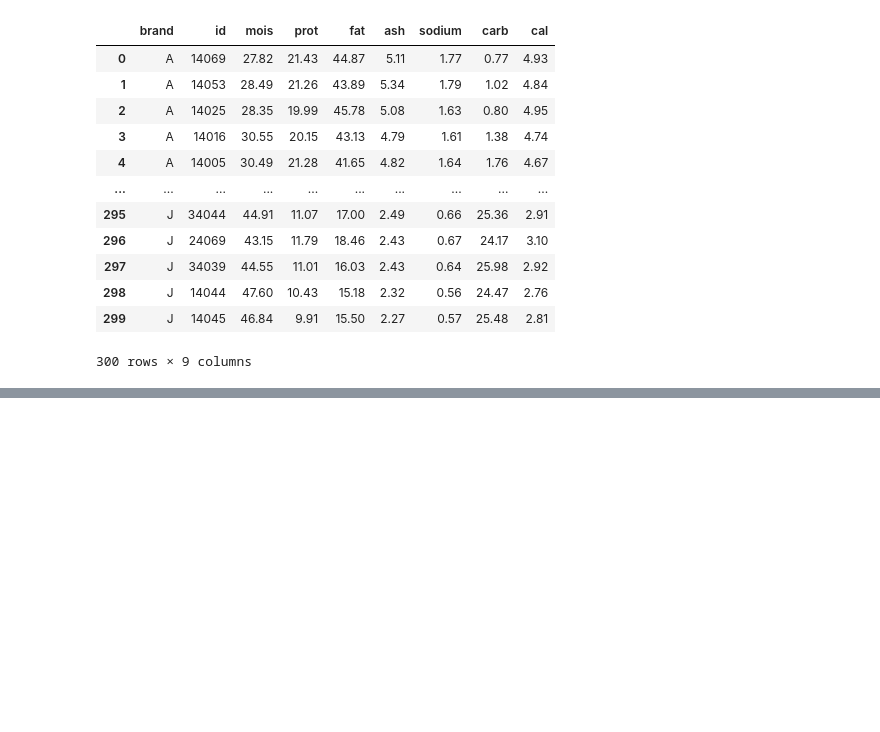
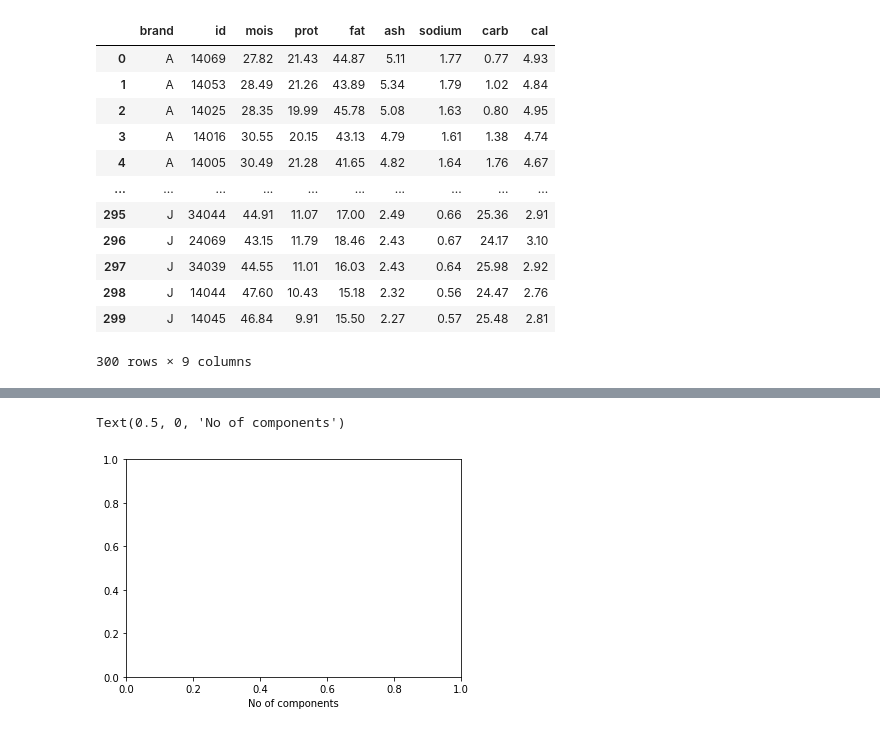
Before and after one commit to sskboonmee/multivariate, a Jupyter notebook: Exam01.ipynb, the cells around one changed output, grey strips where cells are left out. Saved outputs shown, nothing was run; the diff lists cells and outputs as text; code cells hidden in the pictures; blank space fills up the shorter version.

```diff
--- a/Exam01.ipynb
+++ b/Exam01.ipynb
@@ -40,0 +203,5 @@ pd.plotting.parallel_coordinates(pizza_data, 'brand')
+# %%
+plt.xlabel('No of components')
+# %% [output]
+Text(0.5, 0, 'No of components')
+[figure, added]
```
Also changed, not shown: parts of 38 cells of this notebook.
